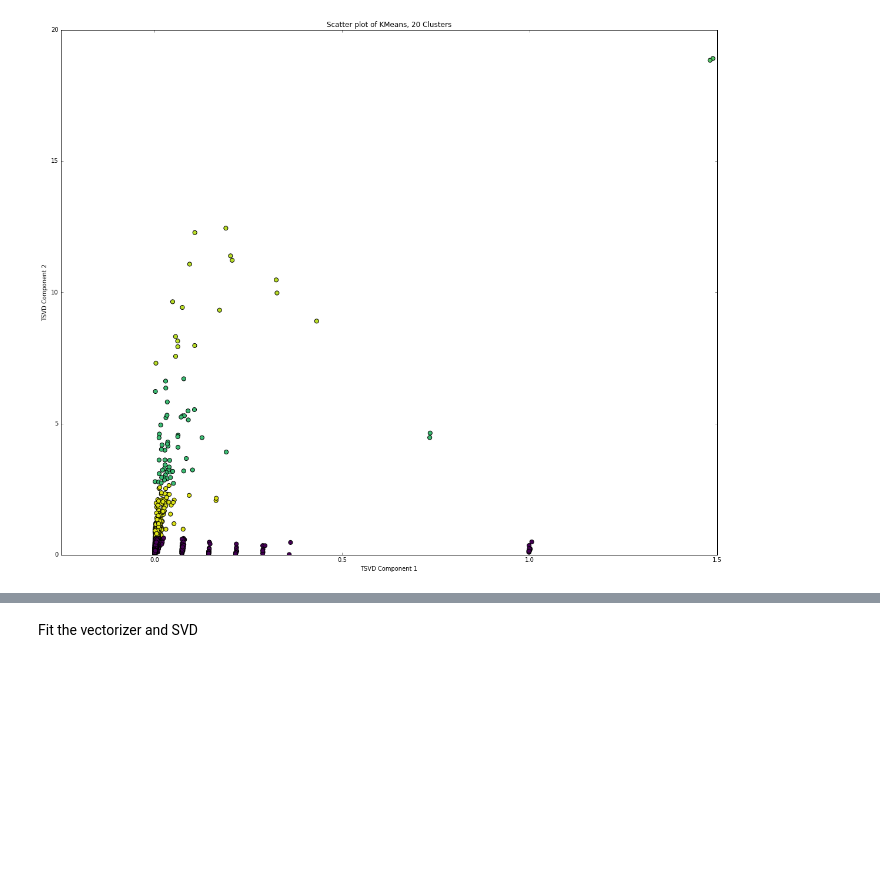
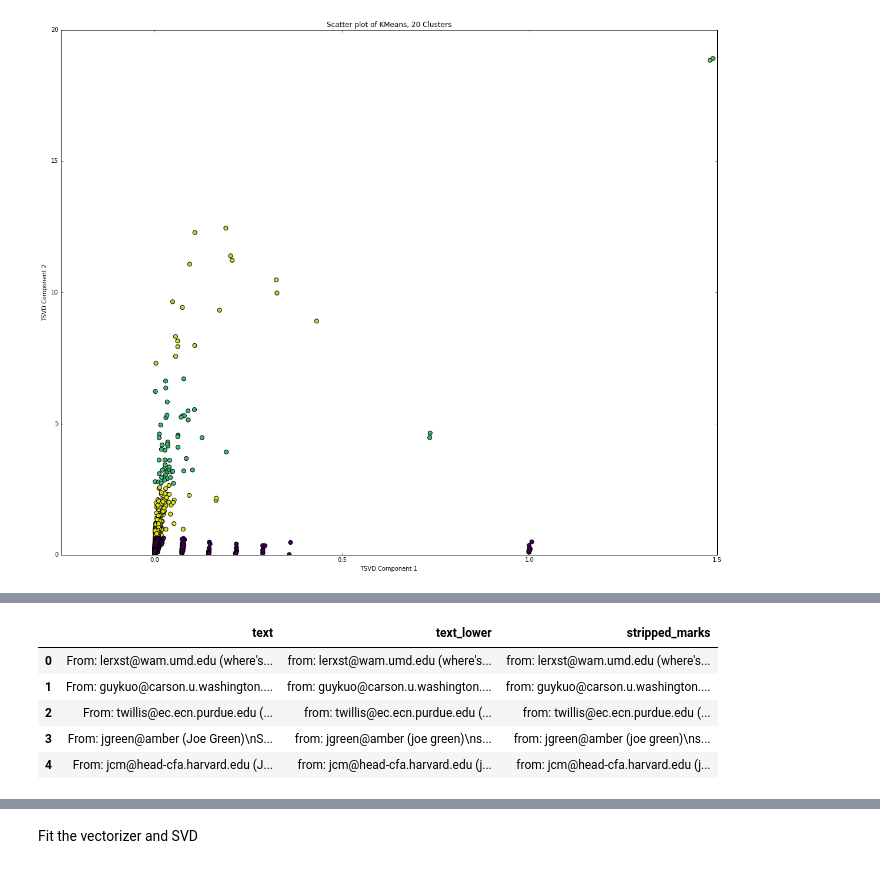
Before and after one commit to cgeppig/DSI_week_03, a Jupyter notebook: Clustering and pca lab.ipynb, the cells around one changed output, grey strips where cells are left out. Saved outputs shown, nothing was run; the diff lists cells and outputs as text; code cells hidden in the pictures; blank space fills up the shorter version.

```diff
--- a/Clustering and pca lab.ipynb
+++ b/Clustering and pca lab.ipynb
@@ -389,0 +410,9 @@ def silhouette_selection(x,k):
+# %%
+df.head()
+# %% [output]
+|  | text | text_lower | stripped_marks |
+| 0 | From: lerxst@wam.umd.edu (where's... | from: lerxst@wam.umd.edu (where's... | from: lerxst@wam.umd.edu (where's... |
+| 1 | From: guykuo@carson.u.washington.... | from: guykuo@carson.u.washington.... | from: guykuo@carson.u.washington.... |
+| 2 | From: twillis@ec.ecn.purdue.edu (... | from: twillis@ec.ecn.purdue.edu (... | from: twillis@ec.ecn.purdue.edu (... |
+| 3 | From: jgreen@amber (Joe Green)\nS... | from: jgreen@amber (joe green)\ns... | from: jgreen@amber (joe green)\ns... |
+| 4 | From: jcm@head-cfa.harvard.edu (J... | from: jcm@head-cfa.harvard.edu (j... | from: jcm@head-cfa.harvard.edu (j... |
```
Also changed, not shown: parts of 16 cells of this notebook, 1 other file.
